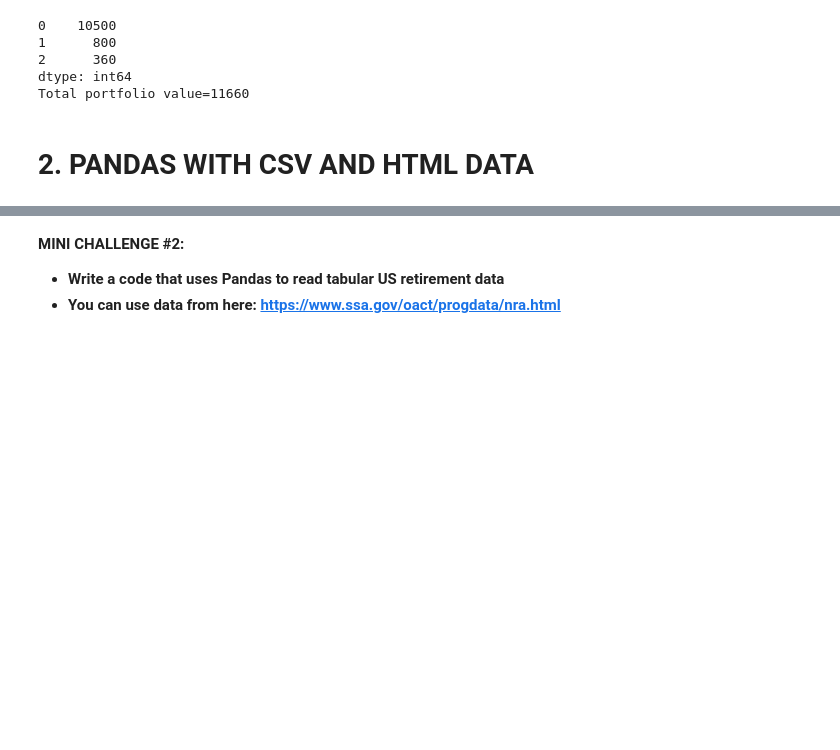
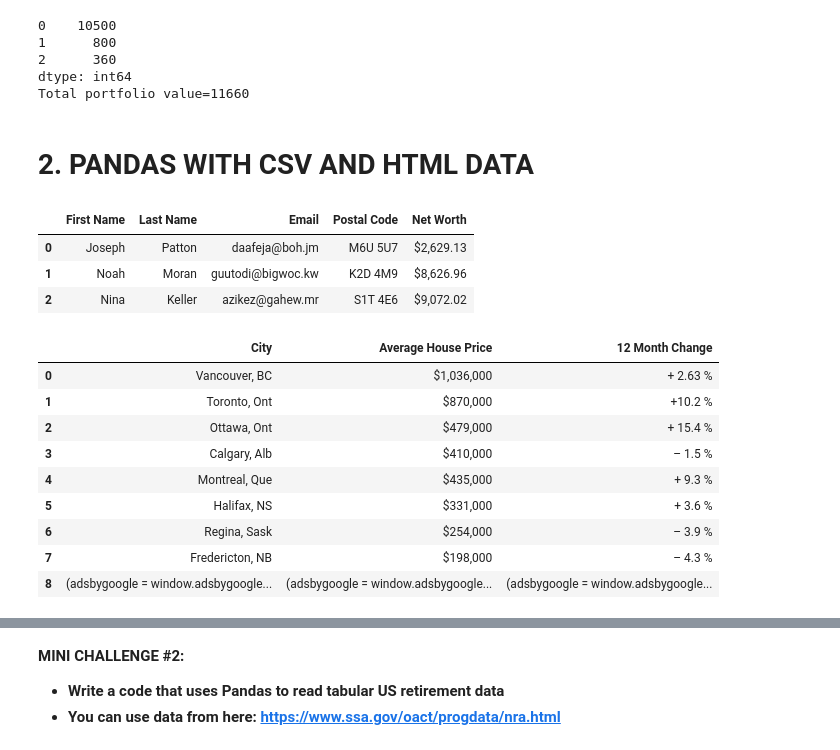
Before and after one commit to Ki-Sung/python_financial_analysis_and_machine_learning, a Jupyter notebook: Part1_Python_Programing_Fundamentals/8. Python 101 - Python Libraries for Data Analysis - Pandas.ipynb, the cells around one changed output, grey strips where cells are left out. Drawn from its saved outputs; the diff is of its cells as text; code cells hidden in the pictures; blank space fills up the shorter version.

```diff
--- a/Part1_Python_Programing_Fundamentals/8. Python 101 - Python Libraries for Data Analysis - Pandas.ipynb
+++ b/Part1_Python_Programing_Fundamentals/8. Python 101 - Python Libraries for Data Analysis - Pandas.ipynb
@@ -142,2 +143,9 @@ Total portfolio value=11660
+# %%
+bank_df
+# %% [output]
+|  | First Name | Last Name | Email | Postal Code | Net Worth |
+| 0 | Joseph | Patton | daafeja@boh.jm | M6U 5U7 | $2,629.13 |
+| 1 | Noah | Moran | guutodi@bigwoc.kw | K2D 4M9 | $8,626.96 |
+| 2 | Nina | Keller | azikez@gahew.mr | S1T 4E6 | $9,072.02 |
 # %%
 # write to a csv file without an index
@@ -147,0 +159,13 @@ Total portfolio value=11660
+# %%
+house_prices[0]
+# %% [output]
+|  | City | Average House Price | 12 Month Change |
+| 0 | Vancouver, BC | $1,036,000 | + 2.63 % |
+| 1 | Toronto, Ont | $870,000 | +10.2 % |
+| 2 | Ottawa, Ont | $479,000 | + 15.4 % |
+| 3 | Calgary, Alb | $410,000 | – 1.5 % |
+| 4 | Montreal, Que | $435,000 | + 9.3 % |
+| 5 | Halifax, NS | $331,000 | + 3.6 % |
+| 6 | Regina, Sask | $254,000 | – 3.9 % |
+| 7 | Fredericton, NB | $198,000 | – 4.3 % |
+| 8 | (adsbygoogle = window.adsbygoogle... | (adsbygoogle = window.adsbygoogle... | (adsbygoogle = window.adsbygoogle... |
```
Also changed, not shown: parts of 13 cells of this notebook.
